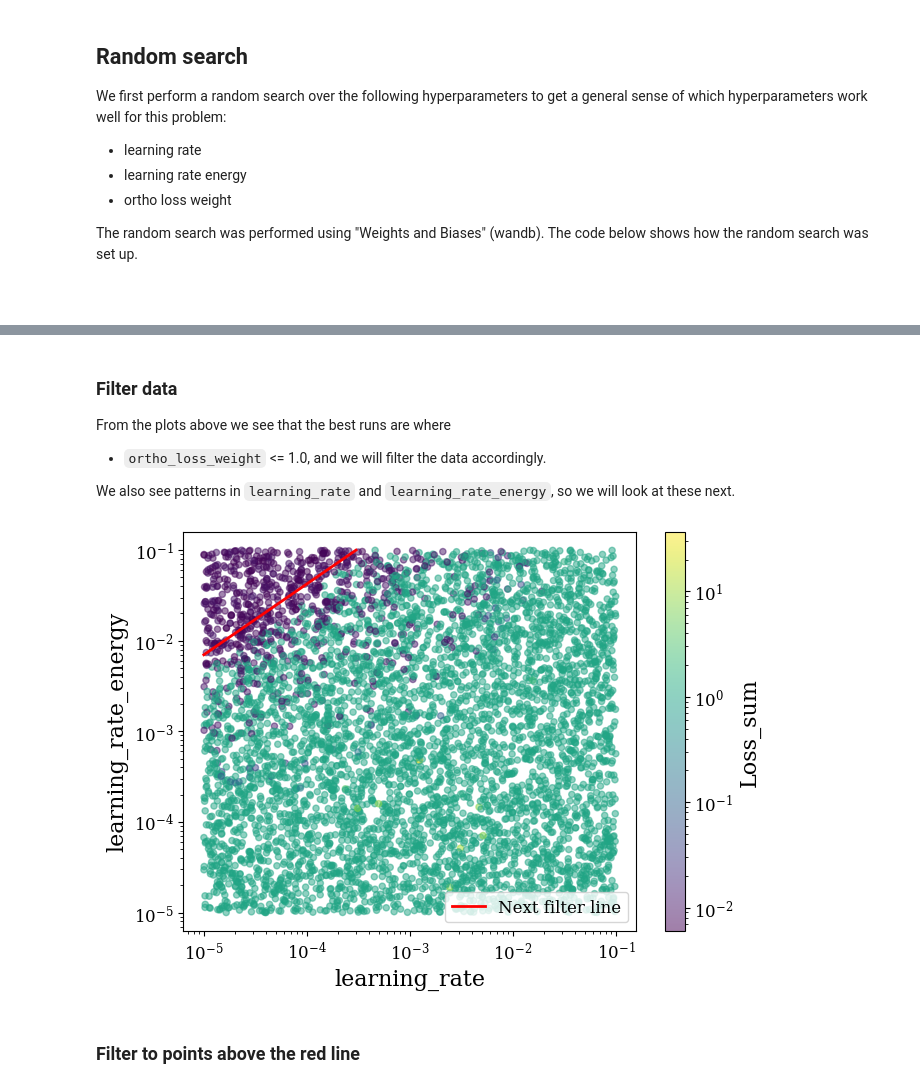
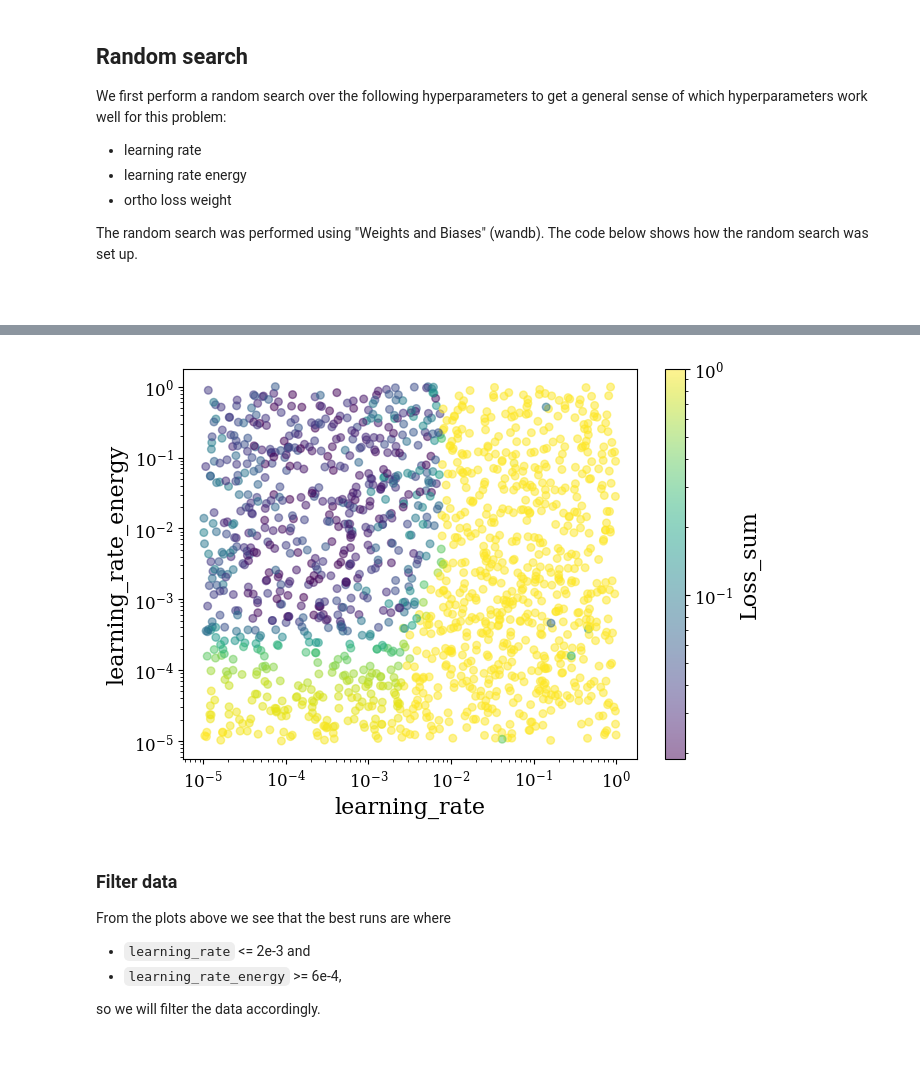
Before and after one commit to fredeco-gh/FYS-STK3155_Project3, a Jupyter notebook: src/param_search.ipynb, the cells around one changed output, grey strips where cells are left out. Drawn from its saved outputs; the diff is of its cells as text; code cells hidden in the pictures; blank space fills up the shorter version.

```diff
--- a/src/param_search.ipynb
+++ b/src/param_search.ipynb
@@ -22,7 +28,6 @@ from tise1d.tise1d import PotentialHarmonicOscillator, Loss_Orthogonality, Loss_
 plt.style.use('./utils/_plot_style.mplstyle')
 # %%
 # Check for available gpu
-# device = torch.accelerator.current_accelerator().type if torch.accelerator.is_available() else "cpu"
-device = "cpu"
+device = torch.accelerator.current_accelerator().type if torch.accelerator.is_available() else "cpu"
 print(f"Using {device} device")
 # %% [output]
@@ -64,5 +79,7 @@ df.head()
 # %%
-def plot_random_search_metrics_twinx(df: pd.DataFrame, x_axes=["learning_rate", "learning_rate_energy", "ortho_loss_weight"], metrics=["Loss_PDE", "Loss_Orthogonality"], s=2, alpha=0.1, xscale="log", yscale="log"):
+
+
+def plot_random_search_metrics_twinx(df: pd.DataFrame, x_axes=["learning_rate", "learning_rate_energy", "ortho_loss_weight"], metrics=["Loss_PDE", "Loss_Orthogonality"], s=5, alpha=0.3, xscale="log", yscale="log"):
 
     fig, axes = plt.subplots(1, len(x_axes), figsize=(6*len(x_axes), 5))
     if not hasattr(axes, "__getitem__"):
@@ -109,7 +126,7 @@ def plot_random_search_metrics_twinx(df: pd.DataFrame, x_axes=["learning_rate",
     plt.tight_layout(rect=(0, 0.0, 1, 1))  # reserve extra margin below
 
 
-def plot_colormap_plot(df: pd.DataFrame, metrics=["Loss_PDE", "Loss_Orthogonality"], x="learning_rate", y="learning_rate_energy", s=20, alpha=0.5):
+def plot_colormap_plot(df: pd.DataFrame, metrics=["Loss_PDE", "Loss_Orthogonality"], x="learning_rate", y="learning_rate_energy", s=20, alpha=0.5, color_scale="log", vmax=None):
     fig, axes = plt.subplots(len(metrics), 1, figsize=(7, 5*len(metrics)))
     if not hasattr(axes, "__getitem__"):
         axes = [axes]
@@ -119,8 +136,9 @@ def plot_colormap_plot(df: pd.DataFrame, metrics=["Loss_PDE", "Loss_Orthogonalit
         vmin = df[metric].min()
         if vmin <= 0:
             vmin = df[df[metric]!=0][metric].min() # LogNorm requires positive values
-        log_norm = mcolors.LogNorm(vmin=vmin, vmax=df[metric].max())
-        scatter = ax.scatter(df[x], df[y], alpha=alpha, s=s, c=df[metric], cmap="viridis", norm=log_norm)
+
+        log_norm = mcolors.LogNorm(vmin=vmin, vmax=vmax if vmax else df[metric].max())
+        scatter = ax.scatter(df[x], df[y], alpha=alpha, s=s, c=df[metric], cmap="viridis", norm=log_norm if color_scale=="log" else None)
         fig.colorbar(scatter, ax=ax, label=f"{metric}")
         ax.set_xscale("log")
         ax.set_yscale("log")
@@ -146,6 +164,31 @@ def plot_3dscatter(df, params, metric, s=20, alpha=0.5):
     cbar = fig.colorbar(sc, ax=ax, shrink=0.7)
     cbar.set_label(metric)
     return fig, ax
+
+def plot_interactive_3dscatter(df, params, metric, s=5, alpha=0.5):
+    import plotly.express as px
+    x, y, z = params
+    fig = px.scatter_3d(
+        df,
+        x=np.log10(df[x]),
+        y=np.log10(df[y]),
+        z=np.log10(df[z]),
+        color=np.log10(df[metric]),
+        color_continuous_scale="Viridis",
+        opacity=alpha,
+        size_max=s,
+    )
+    fig.update_layout(
+        scene = dict(
+            xaxis_title=x,
+            yaxis_title=y,
+            zaxis_title=z
+        ),
+        coloraxis_colorbar=dict(
+            title=metric
+        )
+    )
+    fig.show()
 # %%
 plot_random_search_metrics_twinx(df, metrics=["Loss_PDE", "Loss_Orthogonality", "Loss_sum"])
 # %% [output]
@@ -153,9 +196,13 @@ plot_random_search_metrics_twinx(df, metrics=["Loss_PDE", "Loss_Orthogonality",
+# %%
+plot_colormap_plot(df, metrics=["Loss_sum"], x="learning_rate", y="learning_rate_energy", vmax=1e-0, s=30)
+# %% [output]
+[figure, added]
 # %% [markdown]
 ### Filter data
 From the plots above we see that the best runs are where
-- `ortho_loss_weight` <= 1.0,
-and we will filter the data accordingly.
+- `learning_rate` <= 2e-3 and
+- `learning_rate_energy` >= 6e-4,
 
-We also see patterns in `learning_rate` and `learning_rate_energy`, so we will look at these next.
+so we will filter the data accordingly.
 # %%
 filters = [
@@ -163,18 +211,2 @@ filters = [
 ]
 df2 = df.loc[pd.concat(filters, axis=1).all(axis=1)]
-# %%
-plot_colormap_plot(df2, metrics=["Loss_sum"])
-
-x1,y1 = (1e-5, 7e-3)
-x2,y2 = (3e-4, 1e-1)
-line = [[x1, x2], [y1, y2]]
-line_handle = plt.plot(line[0], line[1], color="red", label="Next filter line")
-
-plt.legend()
-
-
-plt.show()
-# %% [output]
-[figure, removed]
-# %% [markdown]
-### Filter to points above the red line
```
Also changed, not shown: parts of 44 cells of this notebook, 10 other files.
